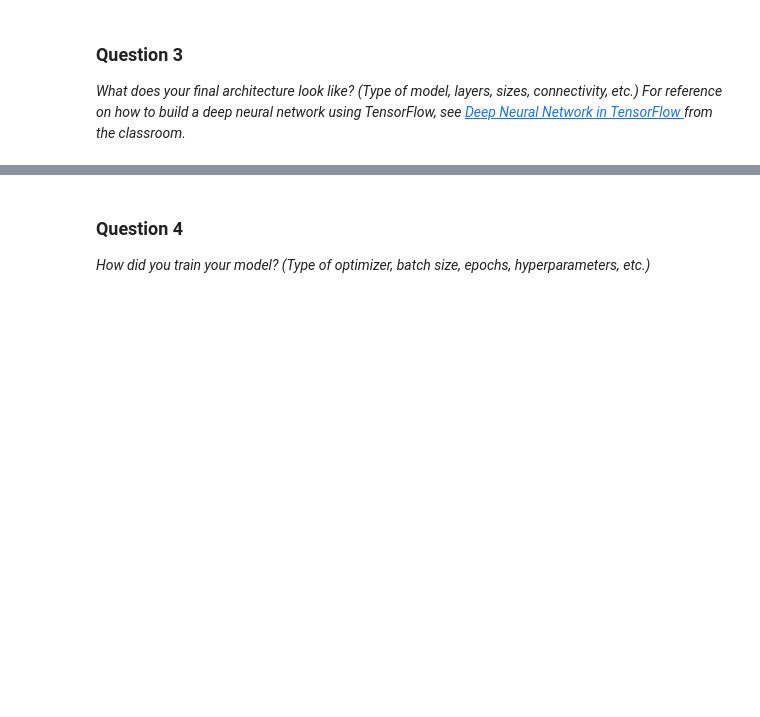
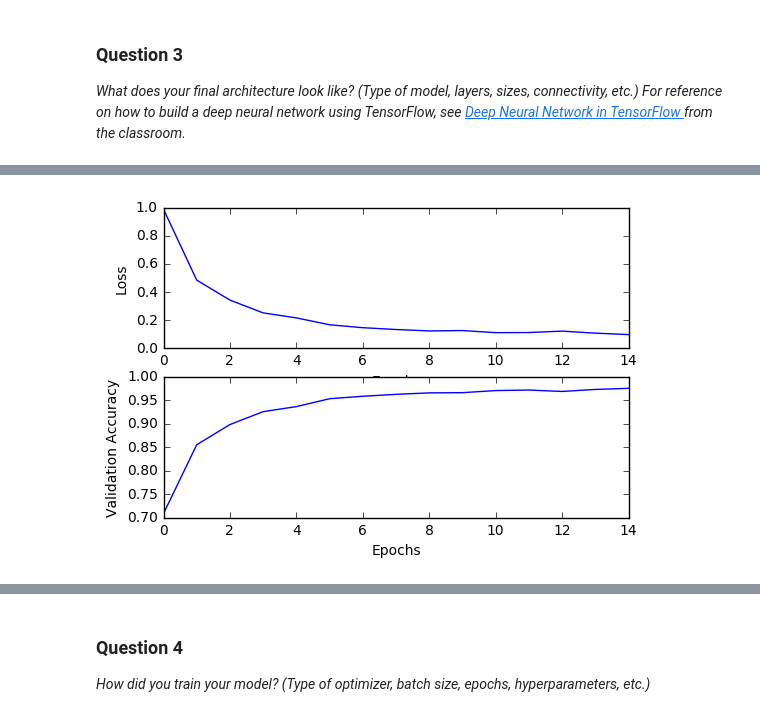
Before and after one commit to vguerra/traffic-signs, a Jupyter notebook: Traffic_Sign_Classifier.ipynb, the cells around one changed output, grey strips where cells are left out. Cells and saved outputs as stored; diff of their text form; code cells hidden in the pictures; blank space fills up the shorter version.

```diff
--- a/Traffic_Sign_Classifier.ipynb
+++ b/Traffic_Sign_Classifier.ipynb
@@ -456,0 +420,91 @@ _What does your final architecture look like? (Type of model, layers, sizes, con
+# %%
+### Train your model here.
+### Feel free to use as many code cells as needed.
+
+import tensorflow as tf
+from sklearn.utils import shuffle
+
+EPOCHS = 15
+BATCH_SIZE = 128
+
+# Regularization
+regParam = 0.0001
+
+x = tf.placeholder(tf.float32, (None, 32, 32, 1))
+y = tf.placeholder(tf.int32, (None))
+one_hot_y = tf.one_hot(y, n_classes)
+
+keep_prob = tf.placeholder(tf.float32)
+
+rate = 0.001
+(logits, all_parameters) = GTSC(x, n_classes, keep_prob)
+cross_entropy = tf.nn.softmax_cross_entropy_with_logits(logits, one_hot_y)
+loss_operation = tf.reduce_mean(cross_entropy + sum([regParam*tf.nn.l2_loss(param) for param in all_parameters]))
+
+optimizer = tf.train.AdamOptimizer(learning_rate = rate,
+                                            beta1=0.9,
+                                            beta2=0.999,
+                                            epsilon=1e-08,
+                                            use_locking=False,
+                                            name='Adam')
+training_operation = optimizer.minimize(loss_operation)
+
+correct_prediction = tf.equal(tf.argmax(logits, 1), tf.argmax(one_hot_y, 1))
+accuracy_operation = tf.reduce_mean(tf.cast(correct_prediction, tf.float32))
+
+saver = tf.train.Saver()
+
+def evaluate(X_data, y_data):
+    num_examples = len(X_data)
+    total_accuracy = 0
+    total_loss = 0.
+    sess = tf.get_default_session()
+    for offset in range(0, num_examples, BATCH_SIZE):
+        batch_x, batch_y = X_data[offset:offset+BATCH_SIZE], y_data[offset:offset+BATCH_SIZE]
+        accuracy, loss = sess.run([accuracy_operation, loss_operation], feed_dict={x: batch_x, y: batch_y, keep_prob : 1.0})
+        total_accuracy += (accuracy * len(batch_x))
+        total_loss += (loss * len(batch_x))
+    return (total_accuracy / num_examples, total_loss / num_examples)
+
+validation_accurracies = []
+validation_losses = []
+with tf.Session() as sess:
+    sess.run(tf.global_variables_initializer())
+    num_examples = X_train.shape[0]
+
+    print("Trainning w/{} observations".format(num_examples))
+
+    for i in range(EPOCHS):
+        X, Y = shuffle(X_train, y_train)
+        for offset in range(0, num_examples, BATCH_SIZE):
+            end = offset + BATCH_SIZE
+            batch_x, batch_y = X[offset:end], Y[offset:end]
+            sess.run(training_operation, feed_dict={x: batch_x, y: batch_y, keep_prob: 0.5})
+
+        (training_accuracy, training_loss) = evaluate(batch_x, batch_y)
+        (validation_accuracy, validation_loss) = evaluate(X_validation, y_validation)
+        validation_accurracies.append(validation_accuracy)
+        validation_losses.append(validation_loss)
+
+        print("EPOCH {} ...".format(i+1))
+        print("Training Accuracy = {:.3f}".format(training_accuracy))
+        print("Validation Accuracy = {:.3f}".format(validation_accuracy))
+        print("Validation loss = {:.3f}".format(validation_loss))
+        print()
+
+    saver.save(sess, 'tsc')
+    print("Model saved")
+
+fig = plt.figure()
+ax1 = fig.add_subplot(211)
+ax1.plot(range(EPOCHS), validation_losses)
+ax1.set_ylabel("Loss")
+ax1.set_xlabel("Epochs")
+
+ax2 = fig.add_subplot(212)
+ax2.plot(range(EPOCHS), validation_accurracies)
+ax2.set_ylabel("Validation Accuracy")
+ax2.set_xlabel("Epochs")
+
+plt.show()
+# %% [output]
@@ -457 +528,2 @@ _What does your final architecture look like? (Type of model, layers, sizes, con
+[figure, added]
 # %% [markdown]
```
Also changed, not shown: parts of 39 cells of this notebook.
